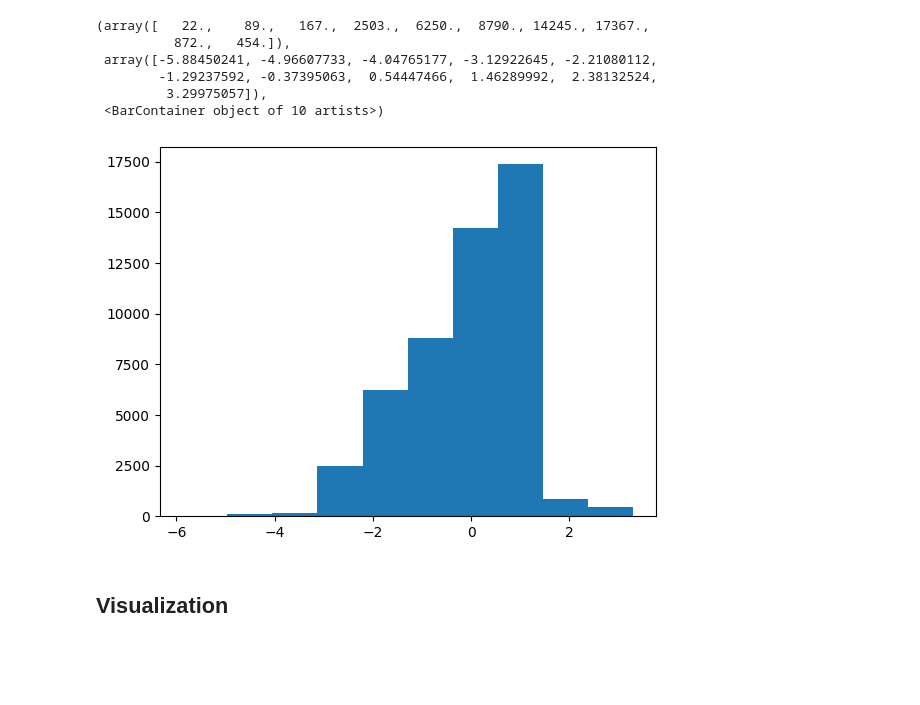
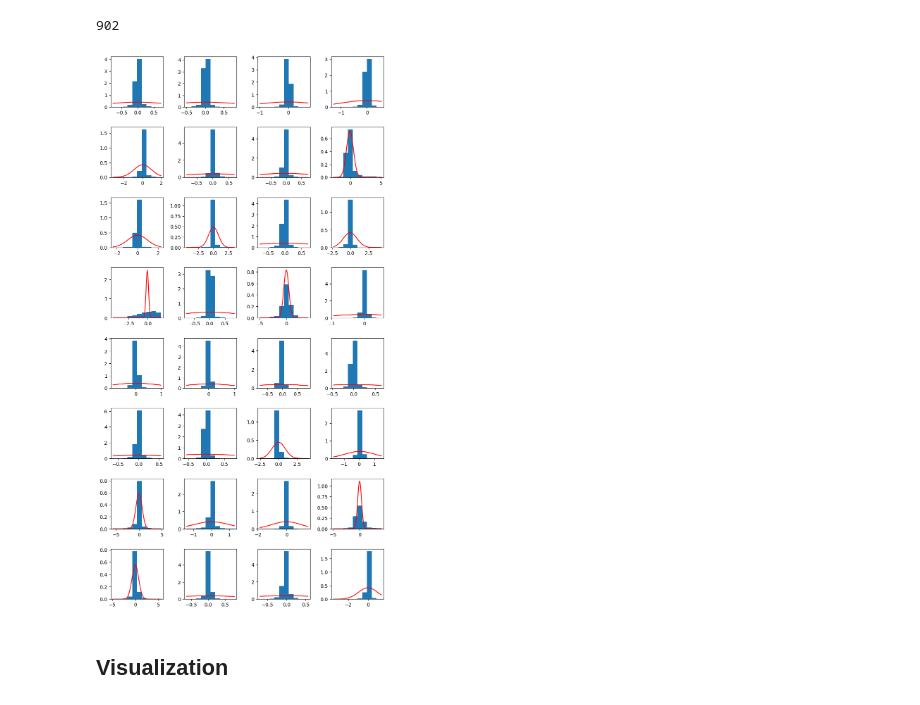
Before and after one commit to semtim/RB_ZTF, a Jupyter notebook: VAE.ipynb, the cells around one changed output. Saved outputs shown, nothing was run; the diff lists cells and outputs as text; code cells hidden in the pictures; blank space fills up the shorter version.

```diff
--- a/VAE.ipynb
+++ b/VAE.ipynb
@@ -365,5 +396,5 @@ oids, targets = methods.get_only_r_oids('akb.ztf.snad.space.json')
 # %%
 torch.manual_seed(42)
 frames_dataset = methods.AllFramesDataset(oids)
-x_train, _ = random_split(frames_dataset, [0.05, 0.95])
+x_train, _ = random_split(frames_dataset, [0.01, 0.99])
 train_loader = DataLoader(x_train, batch_size=64, shuffle=True)
@@ -560,0 +439,8 @@ Train Epoch: 10 [48000/50759 (94%)]      Loss: 0.003412
+# %%
+latent_dim = 36
+
+encoder = VAEEncoder(latent_dim=latent_dim * 2)
+decoder = Decoder(latent_dim=latent_dim)
+
+encoder.load_state_dict(torch.load('trained_models/vae/encoder_bs256.zip'))
+decoder.load_state_dict(torch.load('trained_models/vae/decoder_bs256.zip'))
@@ -561,3 +449,3 @@ Train Epoch: 10 [48000/50759 (94%)]      Loss: 0.003412
 # %%
-encoder = encoder.eval()
-decoder = decoder.eval()
+encoder = encoder.to(device).eval()
+decoder = decoder.to(device).eval()
@@ -570,13 +478,21 @@ plot_imgs(run_res['real'][:10], run_res['reconstr'][:10], name='visualizations/v
+# %%
+sum(pred == -1)
+# %% [output]
+902
 # %%
 mu, log_var = vae_split(run_res['latent'])
 sigma = np.exp(0.5 * log_var)
 # %%
-plt.hist(mu[:, 31])
+fig, axs = plt.subplots(8, 4, figsize=(10, 20))
+for row in range(8):
+    for col in range(4):
+        axs[row][col].hist(mu[:, row*4+col], density=True)
+        x = np.linspace(np.min(mu[:, row*4+col]), np.max(mu[:, row*4+col]), 100)
+        pdf = stats.norm.pdf(x, np.mean(mu[:,  row*4+col]), np.mean(sigma[:, row*4+col]))
+        axs[row][col].plot(x, pdf, c='red')
+
+plt.subplots_adjust(
+                    wspace=0.4,
+                    hspace=0.4)
 # %% [output]
-(array([   22.,    89.,   167.,  2503.,  6250.,  8790., 14245., 17367.,
-          872.,   454.]),
- array([-5.88450241, -4.96607733, -4.04765177, -3.12922645, -2.21080112,
-        -1.29237592, -0.37395063,  0.54447466,  1.46289992,  2.38132524,
-         3.29975057]),
- <BarContainer object of 10 artists>)
-[figure, old version]
+[figure, new version]
```
Also changed, not shown: parts of 22 cells of this notebook, 7 other files.
